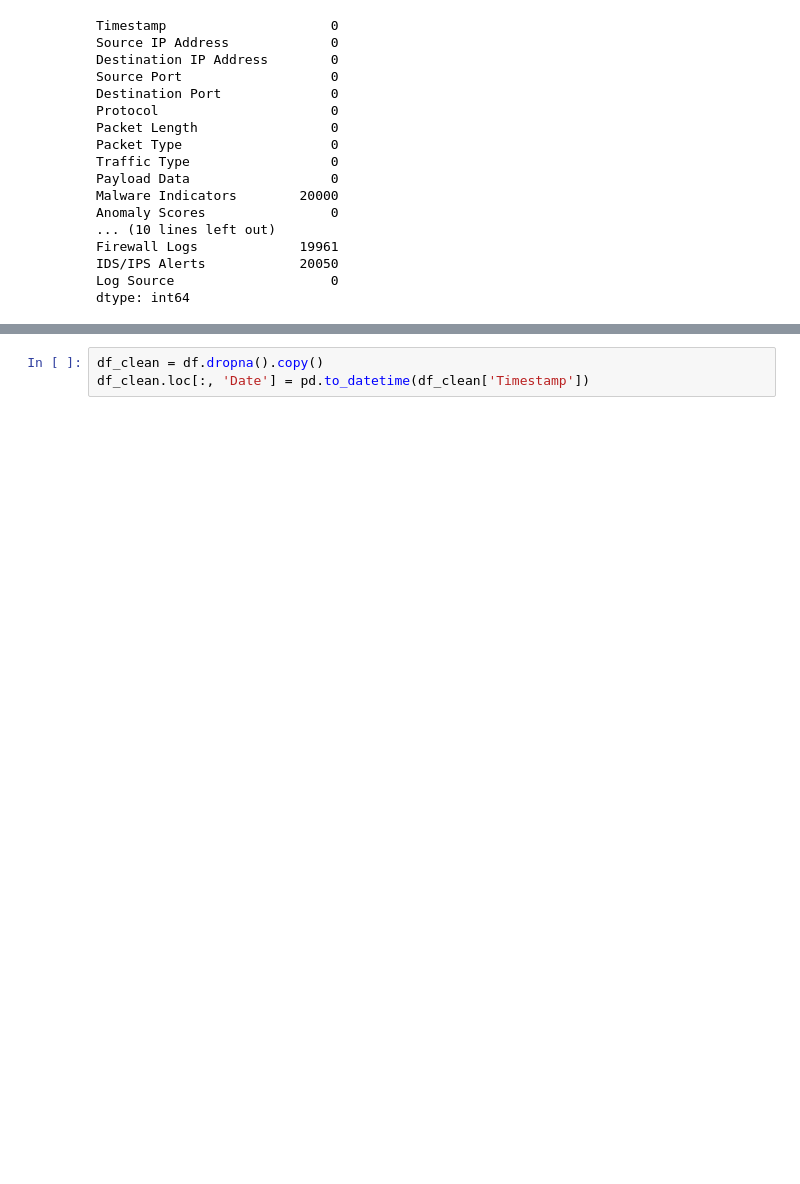
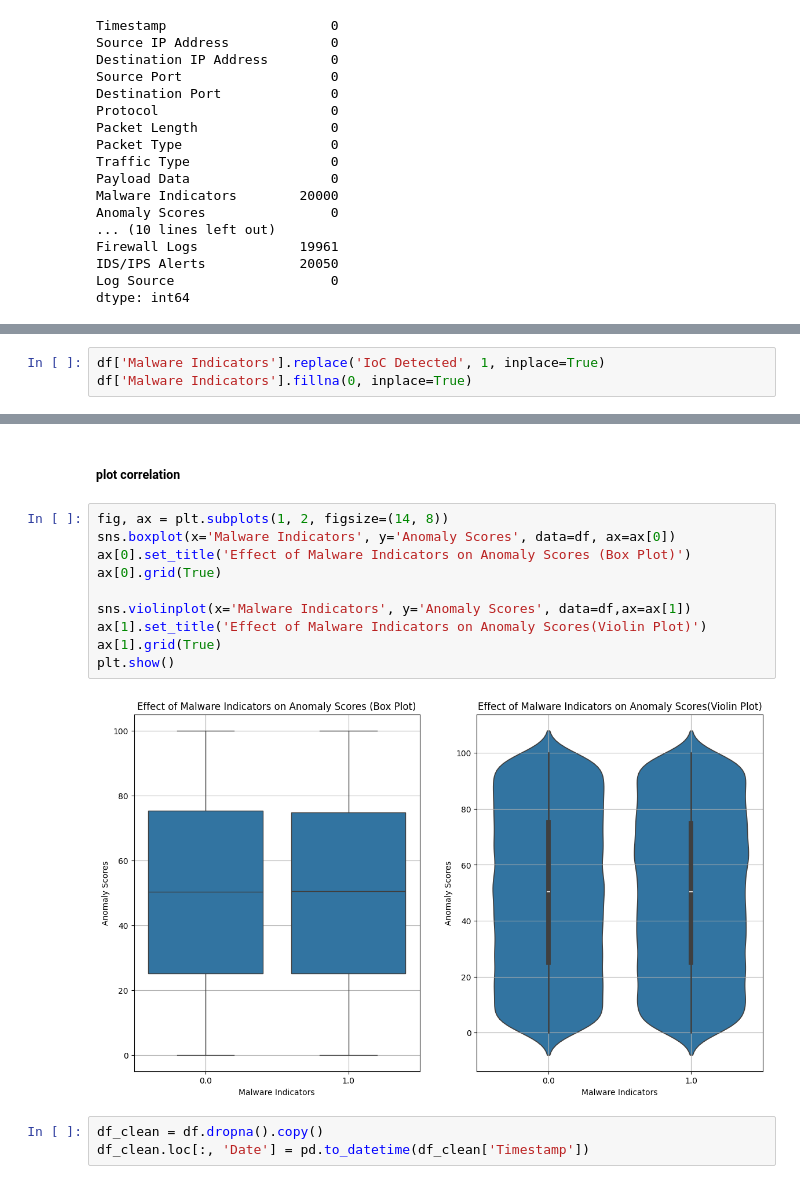
Before and after one commit to polymons/Deep-Learning-Experiments, a Jupyter notebook: network-data-analysis.ipynb, the cells around one changed output, grey strips where cells are left out. Saved outputs shown, nothing was run; the diff lists cells and outputs as text; blank space fills up the shorter version.

Commit message:
malware indicators correlation

```diff
--- a/network-data-analysis.ipynb
+++ b/network-data-analysis.ipynb
@@ -156,0 +163,3 @@ dtype: int64
+# %%
+df['Malware Indicators'].replace('IoC Detected', 1, inplace=True)
+df['Malware Indicators'].fillna(0, inplace=True)
@@ -157,3 +173,17 @@ dtype: int64
+# %% [markdown]
+##### plot correlation
+# %%
+fig, ax = plt.subplots(1, 2, figsize=(14, 8))
+sns.boxplot(x='Malware Indicators', y='Anomaly Scores', data=df, ax=ax[0])
+ax[0].set_title('Effect of Malware Indicators on Anomaly Scores (Box Plot)')
+ax[0].grid(True)
+
+sns.violinplot(x='Malware Indicators', y='Anomaly Scores', data=df,ax=ax[1])
+ax[1].set_title('Effect of Malware Indicators on Anomaly Scores(Violin Plot)')
+ax[1].grid(True)
+plt.show()
+# %% [output]
+[figure, added]
 # %%
 df_clean = df.dropna().copy()
 df_clean.loc[:, 'Date'] = pd.to_datetime(df_clean['Timestamp'])
```
Also changed, not shown: parts of 3 cells of this notebook.
